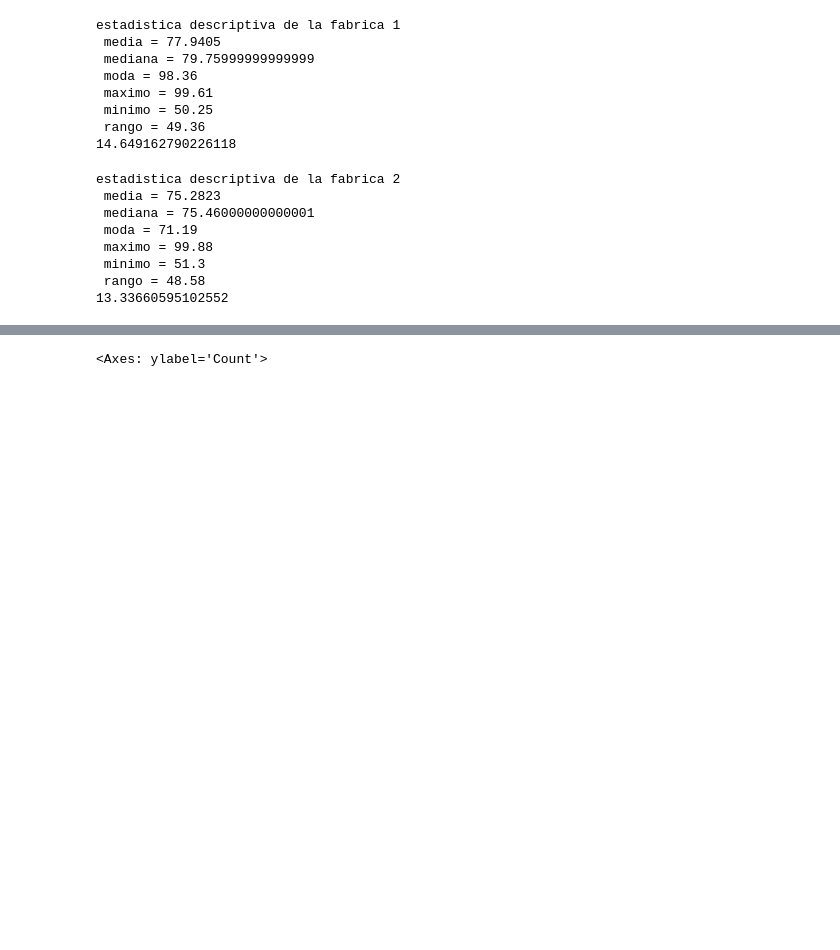
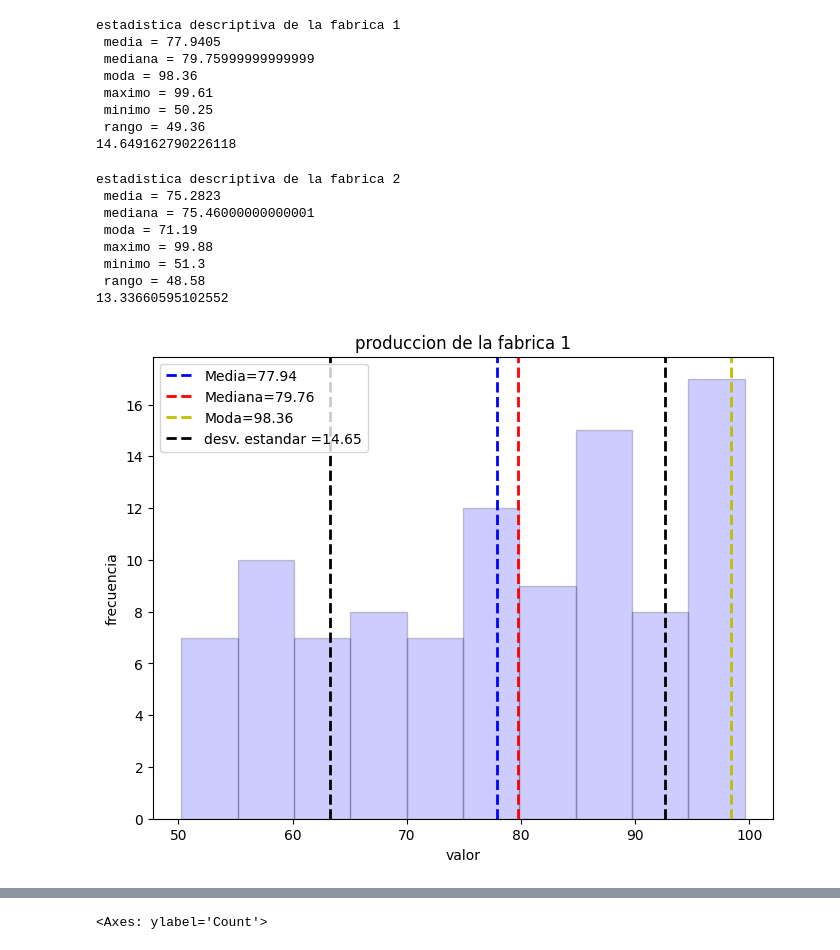
Before and after one commit to 25040992-hann/Probabilidad-, a Jupyter notebook: Unidad1/practica2.ipynb, the cells around one changed output, grey strips where cells are left out. Drawn from its saved outputs; the diff is of its cells as text; code cells hidden in the pictures; blank space fills up the shorter version.

```diff
--- a/Unidad1/practica2.ipynb
+++ b/Unidad1/practica2.ipynb
@@ -75,18 +75,20 @@ estadistica descriptiva de la fabrica 2
 # %%
 plt.figure(figsize = (8,6))
 plt.hist(fabrica1, bins=10, alpha=0.2, color='b', edgecolor = 'black')
 plt.axvline(media1, color='b', linestyle='dashed', linewidth=2, label=f'Media={media1:.2f}')
-plt.axvline(mediana1, color='r', linestyle='dashed', linewidth=2, lebel=f'Mediana={mediana1:.2f}')
+plt.axvline(mediana1, color='r', linestyle='dashed', linewidth=2, label=f'Mediana={mediana1:.2f}')
 plt.axvline(moda1, color='y', linestyle='dashed', linewidth=2, label=f'Moda={moda1:.2f}')
 plt.axvline(media1 - desviacion_estandar_fabrica1, color='black', linestyle='dashed',
             linewidth=2, label=f'desv. estandar ={desviacion_estandar_fabrica1:.2f}')
 plt.axvline(media1 + desviacion_estandar_fabrica1, color='black', linestyle='dashed',
             linewidth=2)
 
 plt.xlabel('valor')
 plt.ylabel('frecuencia')
 plt.title("produccion de la fabrica 1")
 plt.legend()
 plt.show()
+# %% [output]
+[figure, added]
 # %%
 plt.figure(figsize = (8,6))
```
Also changed, not shown: parts of 1 cell of this notebook.
